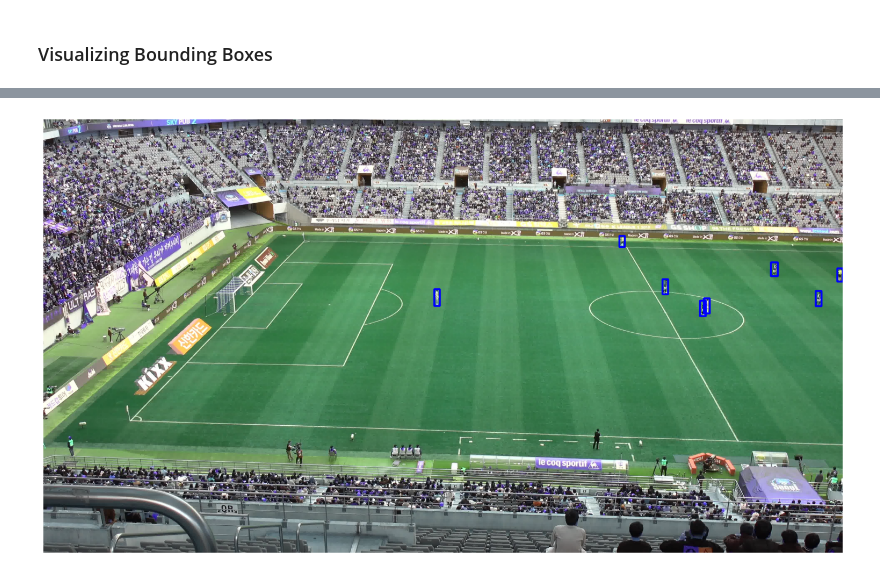
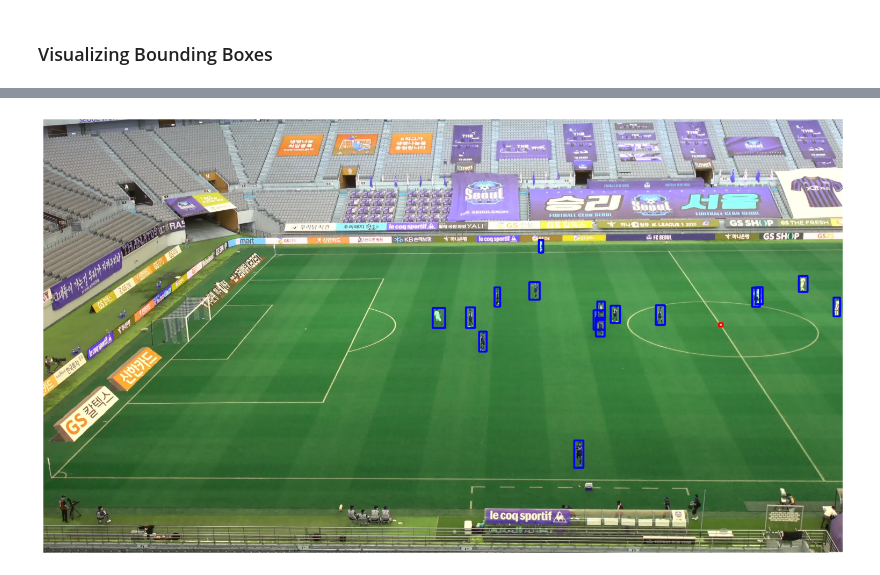
Before and after one commit to pientist/yolox, a Jupyter notebook: test.ipynb, the cells around one changed output, grey strips where cells are left out. Cells and saved outputs as stored; diff of their text form; code cells hidden in the pictures.

```diff
--- a/test.ipynb
+++ b/test.ipynb
@@ -89,0 +80,8 @@ image_df
+# %%
+split_dir = "train2017"
+with open(f"datasets/soccer/annotations/instances_{split_dir}.json") as f:
+    txt = json.load(f)
+
+image_df = pd.DataFrame(txt["images"]).set_index("id")
+label_df = pd.DataFrame(txt["annotations"]).set_index("id")
+image_df
@@ -90,19 +103,19 @@ image_df
 # %%
-image_id = 499
+image_id = 0
 
 image_file = image_df.at[image_id, "file_name"]
-image = cv2.imread(f"datasets/soccer/val2017/{image_file}")
+image = cv2.imread(f"datasets/soccer/{split_dir}/{image_file}")
 image_labels = label_df[label_df["image_id"] == image_id]
 
 colors = {1: [0, 0, 255], 37: [255, 0, 0]}
 for i in image_labels.index:
     bbox = image_labels.at[i, "bbox"]
     color = colors[image_labels.at[i, "category_id"]]
     plot_one_box(bbox, image, color)
 
 plt.figure(figsize=(19.2, 10.8))
 plt.imshow(image)
 plt.axis("off")
 plt.grid(False)
 # %% [output]
-[figure, old version]
+[figure, new version]
```
Also changed, not shown: parts of 7 cells of this notebook, 2 other files.
